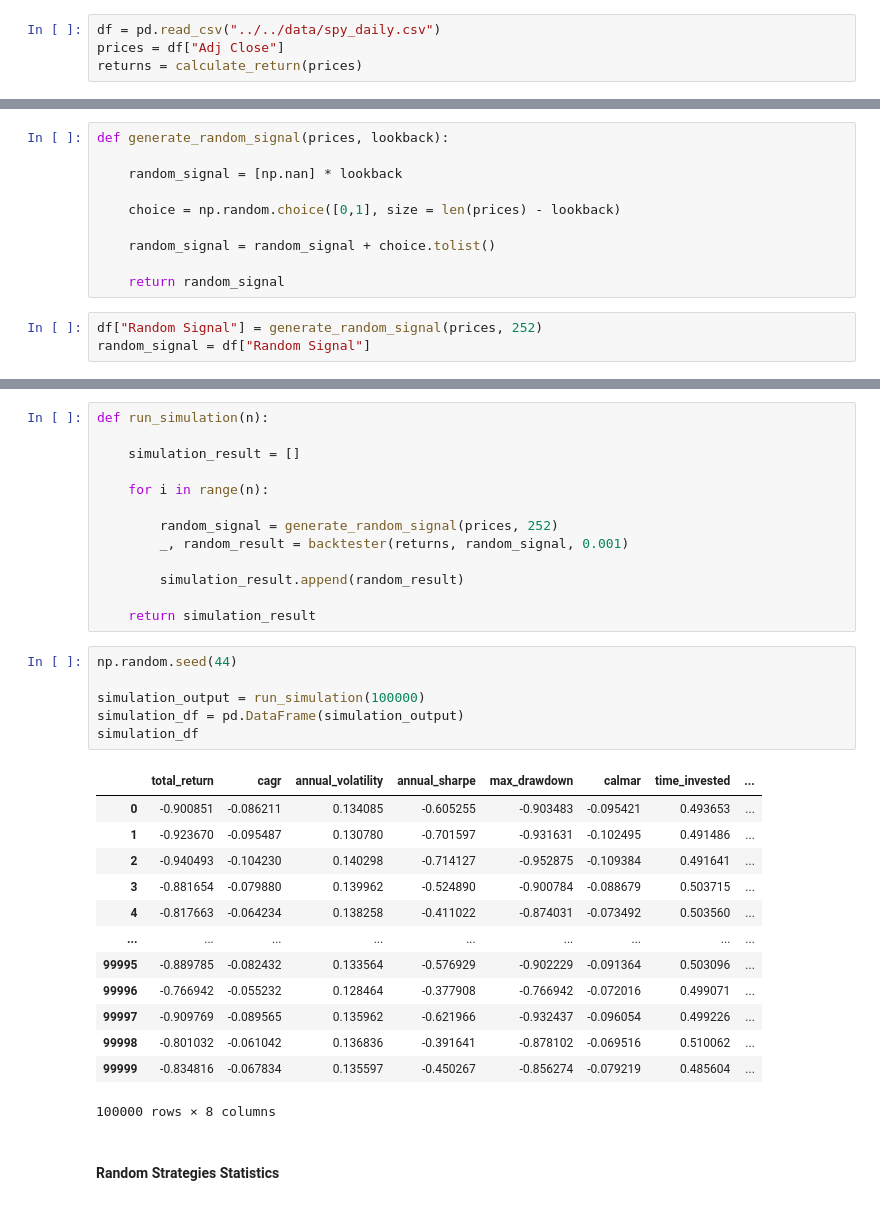
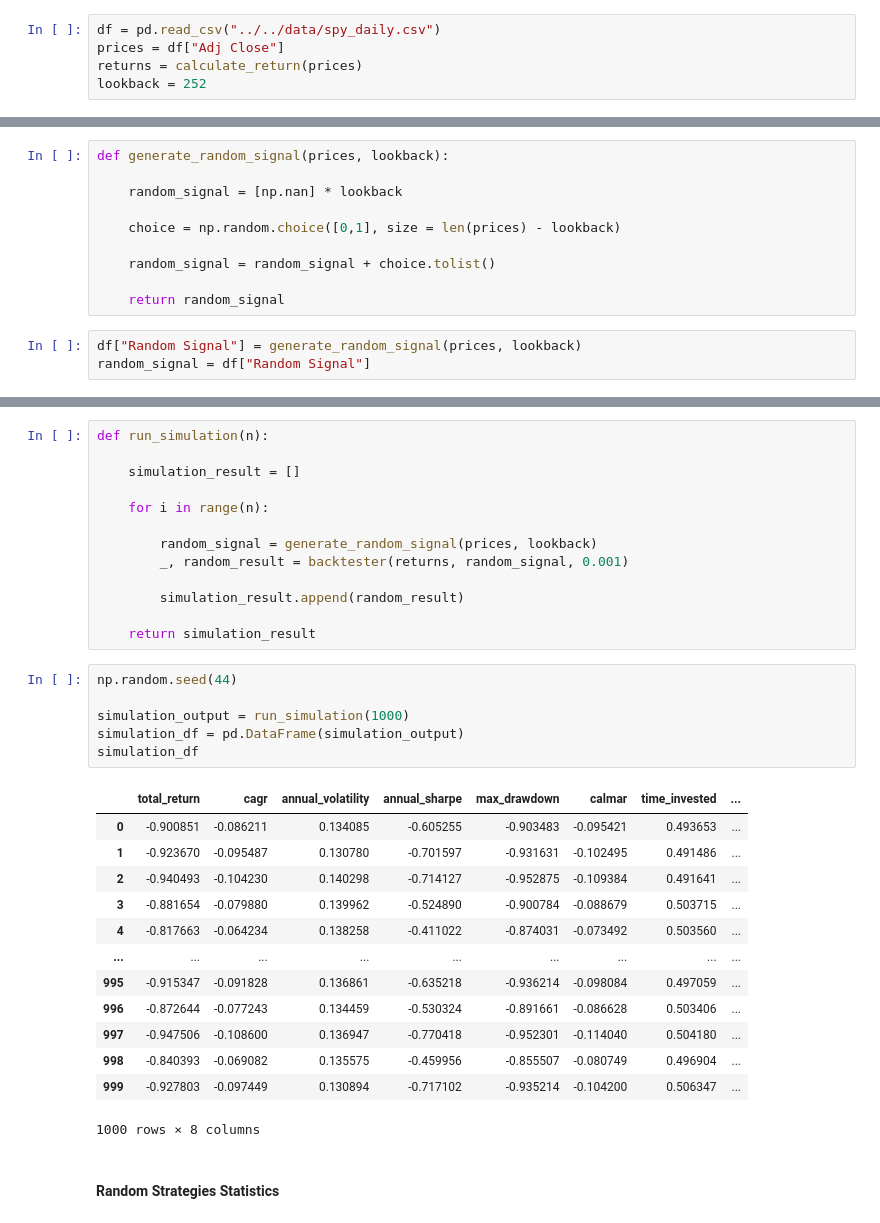
Before and after one commit to adeeb-sarfraz/Momentum-Strategy-Evaluation, a Jupyter notebook: notebooks/random_benchmarks/3.0_random_benchmark.ipynb, the cells around one changed output, grey strips where cells are left out. Cells and saved outputs as stored; diff of their text form.

```diff
--- a/notebooks/random_benchmarks/3.0_random_benchmark.ipynb
+++ b/notebooks/random_benchmarks/3.0_random_benchmark.ipynb
@@ -14,3 +14,4 @@ Matplotlib is building the font cache; this may take a moment.
 df = pd.read_csv("../../data/spy_daily.csv")
 prices = df["Adj Close"]
 returns = calculate_return(prices)
+lookback = 252
@@ -27,7 +30,7 @@ def generate_random_signal(prices, lookback):
 
     return random_signal
 # %%
-df["Random Signal"] = generate_random_signal(prices, 252)
+df["Random Signal"] = generate_random_signal(prices, lookback)
 random_signal = df["Random Signal"]
 # %%
 random_df, random_result = backtester(returns, random_signal, 0.001)
@@ -39,7 +52,7 @@ def run_simulation(n):
 
     for i in range(n):
 
-        random_signal = generate_random_signal(prices, 252)
+        random_signal = generate_random_signal(prices, lookback)
         _, random_result = backtester(returns, random_signal, 0.001)
 
         simulation_result.append(random_result)
@@ -48,22 +61,22 @@ def run_simulation(n):
 # %%
 np.random.seed(44)
 
-simulation_output = run_simulation(100000)
+simulation_output = run_simulation(1000)
 simulation_df = pd.DataFrame(simulation_output)
 simulation_df
 # %% [output]
 |  | total_return | cagr | annual_volatility | annual_sharpe | max_drawdown | calmar | time_invested | ... |
 | 0 | -0.900851 | -0.086211 | 0.134085 | -0.605255 | -0.903483 | -0.095421 | 0.493653 | ... |
 | 1 | -0.923670 | -0.095487 | 0.130780 | -0.701597 | -0.931631 | -0.102495 | 0.491486 | ... |
 | 2 | -0.940493 | -0.104230 | 0.140298 | -0.714127 | -0.952875 | -0.109384 | 0.491641 | ... |
 | 3 | -0.881654 | -0.079880 | 0.139962 | -0.524890 | -0.900784 | -0.088679 | 0.503715 | ... |
 | 4 | -0.817663 | -0.064234 | 0.138258 | -0.411022 | -0.874031 | -0.073492 | 0.503560 | ... |
 | ... | ... | ... | ... | ... | ... | ... | ... | ... |
-| 99995 | -0.889785 | -0.082432 | 0.133564 | -0.576929 | -0.902229 | -0.091364 | 0.503096 | ... |
-| 99996 | -0.766942 | -0.055232 | 0.128464 | -0.377908 | -0.766942 | -0.072016 | 0.499071 | ... |
-| 99997 | -0.909769 | -0.089565 | 0.135962 | -0.621966 | -0.932437 | -0.096054 | 0.499226 | ... |
-| 99998 | -0.801032 | -0.061042 | 0.136836 | -0.391641 | -0.878102 | -0.069516 | 0.510062 | ... |
-| 99999 | -0.834816 | -0.067834 | 0.135597 | -0.450267 | -0.856274 | -0.079219 | 0.485604 | ... |
+| 995 | -0.915347 | -0.091828 | 0.136861 | -0.635218 | -0.936214 | -0.098084 | 0.497059 | ... |
+| 996 | -0.872644 | -0.077243 | 0.134459 | -0.530324 | -0.891661 | -0.086628 | 0.503406 | ... |
+| 997 | -0.947506 | -0.108600 | 0.136947 | -0.770418 | -0.952301 | -0.114040 | 0.504180 | ... |
+| 998 | -0.840393 | -0.069082 | 0.135575 | -0.459956 | -0.855507 | -0.080749 | 0.496904 | ... |
+| 999 | -0.927803 | -0.097449 | 0.130894 | -0.717102 | -0.935214 | -0.104200 | 0.506347 | ... |
-100000 rows × 8 columns
+1000 rows × 8 columns
 # %% [markdown]
 #### Random Strategies Statistics
```
Also changed, not shown: parts of 6 cells of this notebook, 10 other files.
